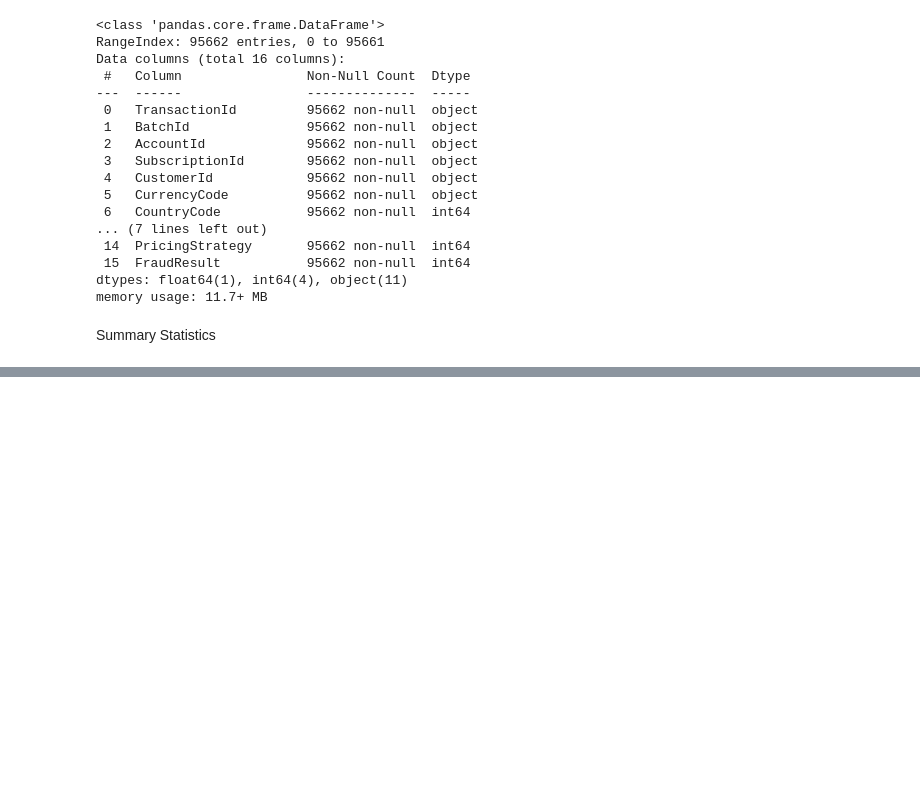
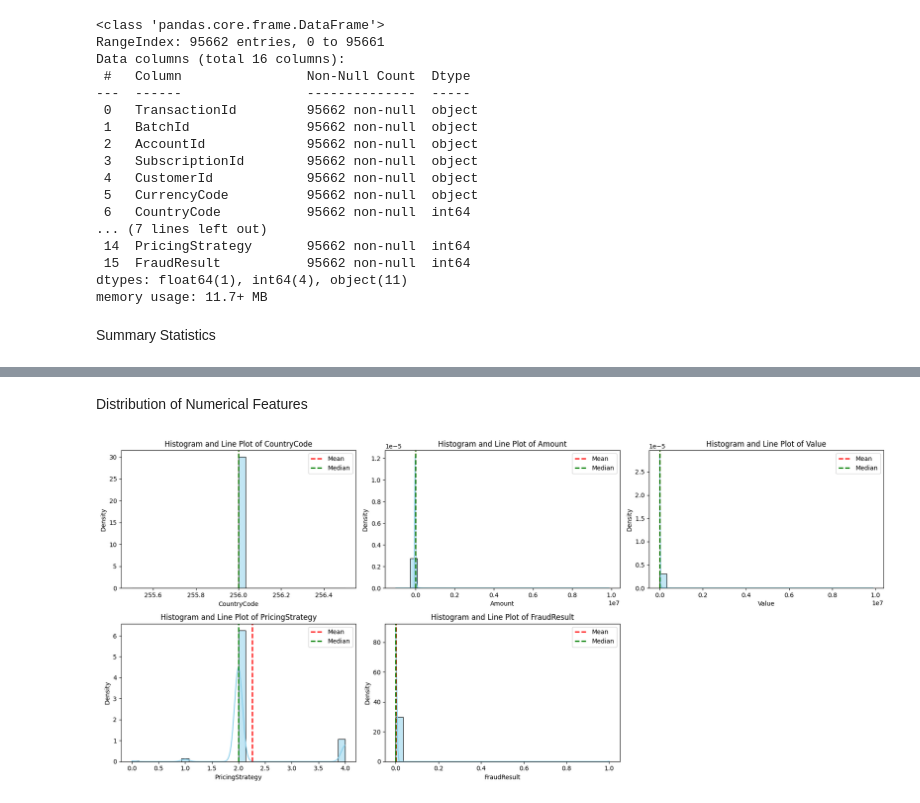
Before and after one commit to brook1167/Bati-Bank, a Jupyter notebook: notebooks/Eda.ipynb, the cells around one changed output, grey strips where cells are left out. Cells and saved outputs as stored; diff of their text form; code cells hidden in the pictures; blank space fills up the shorter version.

Commit message:
plot numerical features

```diff
--- a/notebooks/Eda.ipynb
+++ b/notebooks/Eda.ipynb
@@ -119,3 +119,10 @@ stats
 | Value | 95662.0 | 9900.583941 | 123122.087776 | 2.0 | 275.0 | 1000.0 | 5000.0 | 9880000.0 | 1000.0 | 1000.0 | 51.291086 | ... |
 | PricingStrategy | 95662.0 | 2.255974 | 0.732924 | 0.0 | 2.0 | 2.0 | 2.0 | 4.0 | 2.0 | 2.0 | 1.659057 | ... |
 | FraudResult | 95662.0 | 0.002018 | 0.044872 | 0.0 | 0.0 | 0.0 | 0.0 | 1.0 | 0.0 | 0.0 | 22.196295 | ... |
+# %% [markdown]
+Distribution of Numerical Features
+# %%
+# Plot numerical features
+plot_numeric_columns(df)
+# %% [output]
+[figure, added]
```
